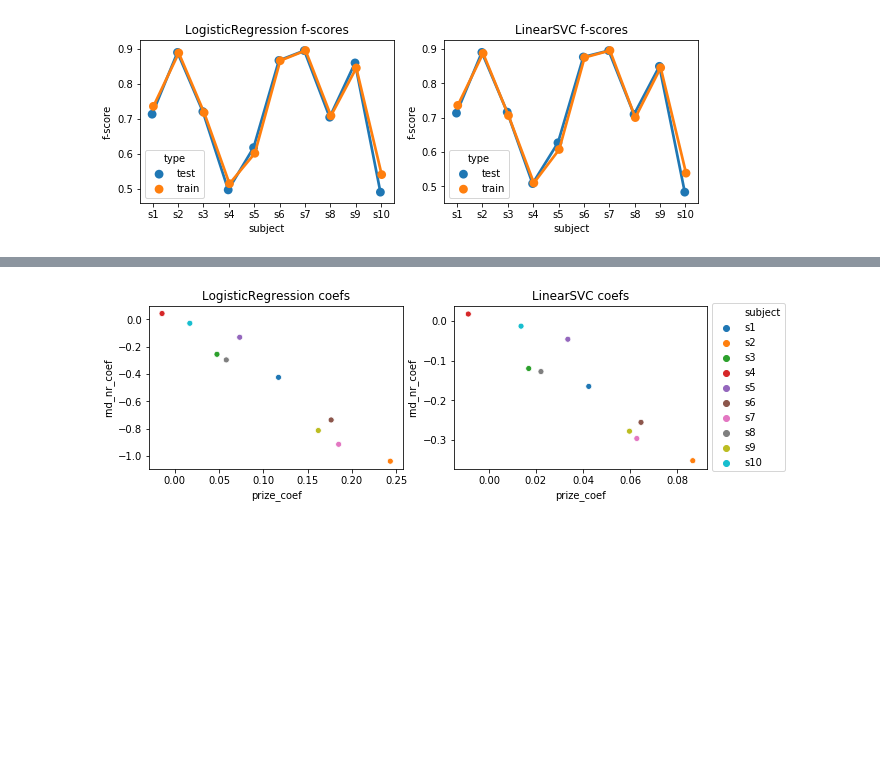
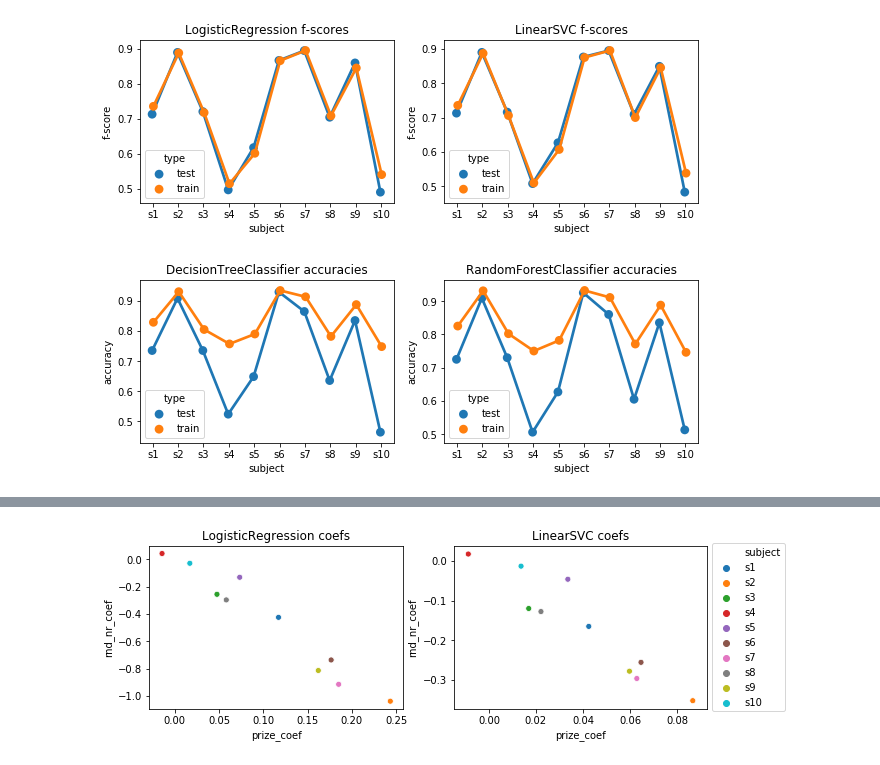
Before and after one commit to mariliisvelner/ofc-analysis, a Jupyter notebook: regression_analysis.ipynb, the cells around one changed output, grey strips where cells are left out. Drawn from its saved outputs; the diff is of its cells as text; code cells hidden in the pictures; blank space fills up the shorter version.

Commit message:
Final results for the analysis

```diff
--- a/regression_analysis.ipynb
+++ b/regression_analysis.ipynb
@@ -295,0 +269,24 @@ LogisticRegression l2 1.0 [0.775 0.75  0.725 0.875 0.85 ] 0.795
+# %%
+logr_dict = defaultdict(float)
+lsvc_dict = defaultdict(float)
+count_dict = defaultdict(int)
+for s in SUBJECTS:
+    X, y = data_norm[s]
+    print(s)
+    for C in np.arange(0.1, 1.1, 0.1):
+        C = round(C, 1)
+        for penalty in ['l1', 'l2']:
+            logr = LogisticRegression(penalty=penalty, C=C, fit_intercept=False, dual=False)
+            lsvc = LinearSVC(penalty=penalty, C=C, fit_intercept=False, dual=False)
+            mean_logr = cross_val_score(logr, X, y, cv=5).mean()
+            mean_lsvc = cross_val_score(lsvc, X, y, cv=5).mean()
+            logr_dict[(C, penalty)] += mean_logr
+            lsvc_dict[(C, penalty)] += mean_lsvc
+            count_dict[(C, penalty)] += 1
+
+for key in logr_dict:
+    logr_dict[key] /= count_dict[key]
+    lsvc_dict[key] /= count_dict[key]
+
+print(logr_dict)
+print(lsvc_dict)
@@ -339,7 +349,9 @@ NUSVC = "NuSVC"
 SVC_ = "SVC"
 ELNET = "ElasticNetCV"
 SGD = "SGDClassifier"
-MODELS = [LR, LASSO, RIDGE, LSVC, NUSVC, SVC_, ELNET, SGD]
+DTREE = "DecisionTreeClassifier"
+RF = "RandomForestClassifier"
+MODELS = [LR, LASSO, RIDGE, LSVC, NUSVC, SVC_, ELNET, SGD, DTREE, RF]
 # %%
 np.array([[1,2], [3,4]]).mean(axis=0)
 
@@ -433,5 +493,5 @@ array([2., 3., 4.])
 # %%
-def test_models(data, models, C=1.0, fit_intercept=True):
+def test_models(data, models, C=1.0, fit_intercept=True, shuffle=False):
     results = defaultdict(dict)
     for m in models:
         mean_coefs = []
@@ -447,7 +507,8 @@ def test_models(data, models, C=1.0, fit_intercept=True):
             X, y = data[s]
             print("Subject", s)
             coefs, mean_test, mean_train, mean_test_metrics, mean_train_metrics = cross_validation(X, y, m, C=C,
-                                                                                                   fit_intercept=fit_intercept)
+                                                                                                   fit_intercept=fit_intercept,
+                                                                                                   shuffle=shuffle)
             mean_coefs.append(coefs)
             test_accs.append(mean_test)
             train_accs.append(mean_train)
@@ -537,0 +619,2 @@ Model LinearSVC, mean test acc 0.477000, train acc 0.536000, mean test f-score 0
+# %%
+results_norm_3 = test_models(data_norm, [DTREE, RF], C=1, fit_intercept=False) # with dual = False
@@ -572,3 +678,7 @@ plot_model_metrics(results_norm, plot_title="LR_LSVC_accs_norm_2")
 plot_model_metrics(results_norm, metric="f-scores", plot_title="LR_LSVC_fscores_norm_2")
 # %% [output]
 [figure]
+# %%
+plot_model_metrics(results_norm_3)
+# %% [output]
+[figure, added]
```
Also changed, not shown: parts of 49 cells of this notebook, 2 other files.
